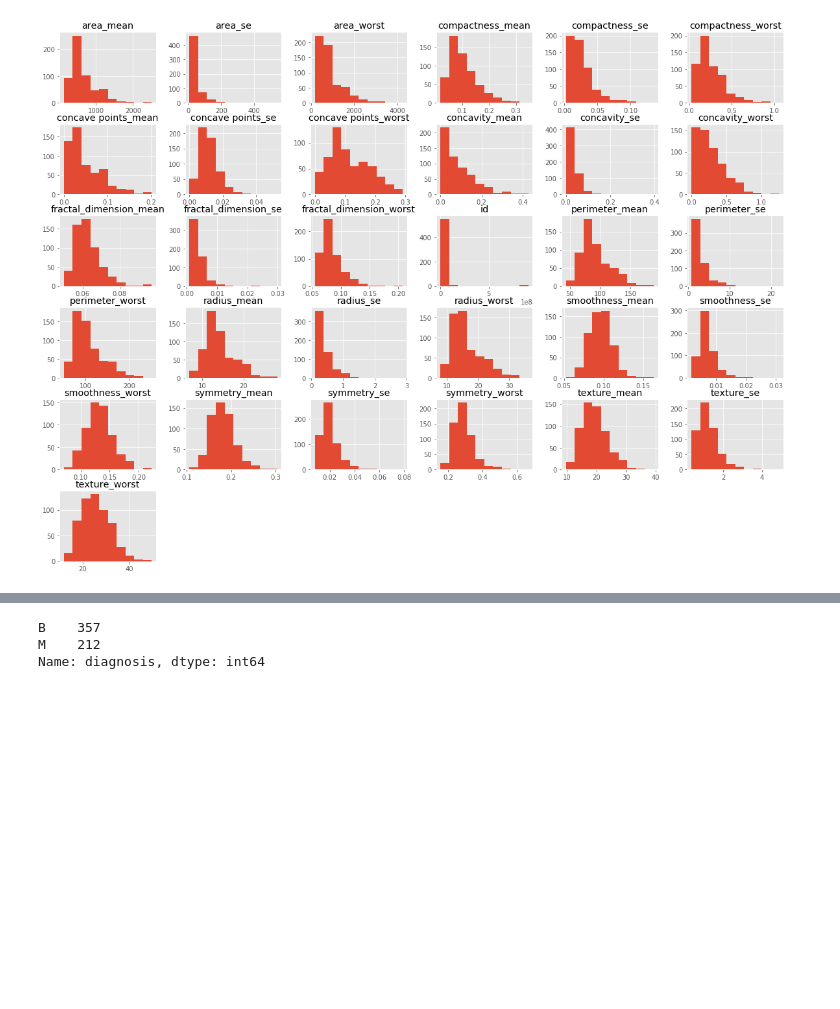
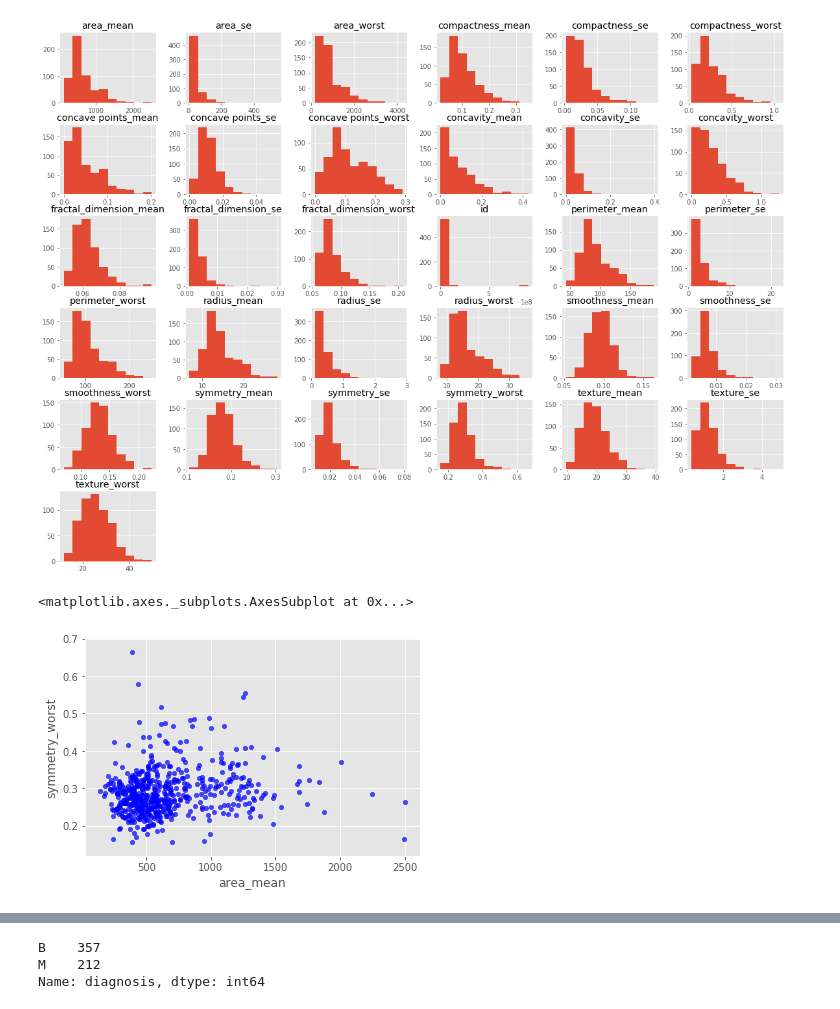
Before and after one commit to Sugaboo/dsc-4-final-project-online-ds-pt-112618, a Jupyter notebook: student.ipynb, the cells around one changed output, grey strips where cells are left out. Cells and saved outputs as stored; diff of their text form; code cells hidden in the pictures; blank space fills up the shorter version.

```diff
--- a/student.ipynb
+++ b/student.ipynb
@@ -192,3 +212,8 @@ plt.savefig('hr_histogram_plots')
 plt.show()
 # %% [output]
 [figure]
+# %%
+df.plot(kind='Scatter', x='area_mean', y='symmetry_worst', alpha=0.7, color='blue', grid=True)
+# %% [output]
+<matplotlib.axes._subplots.AxesSubplot at 0x...>
+[figure, added]
```
Also changed, not shown: parts of 10 cells of this notebook, 1 other file.
